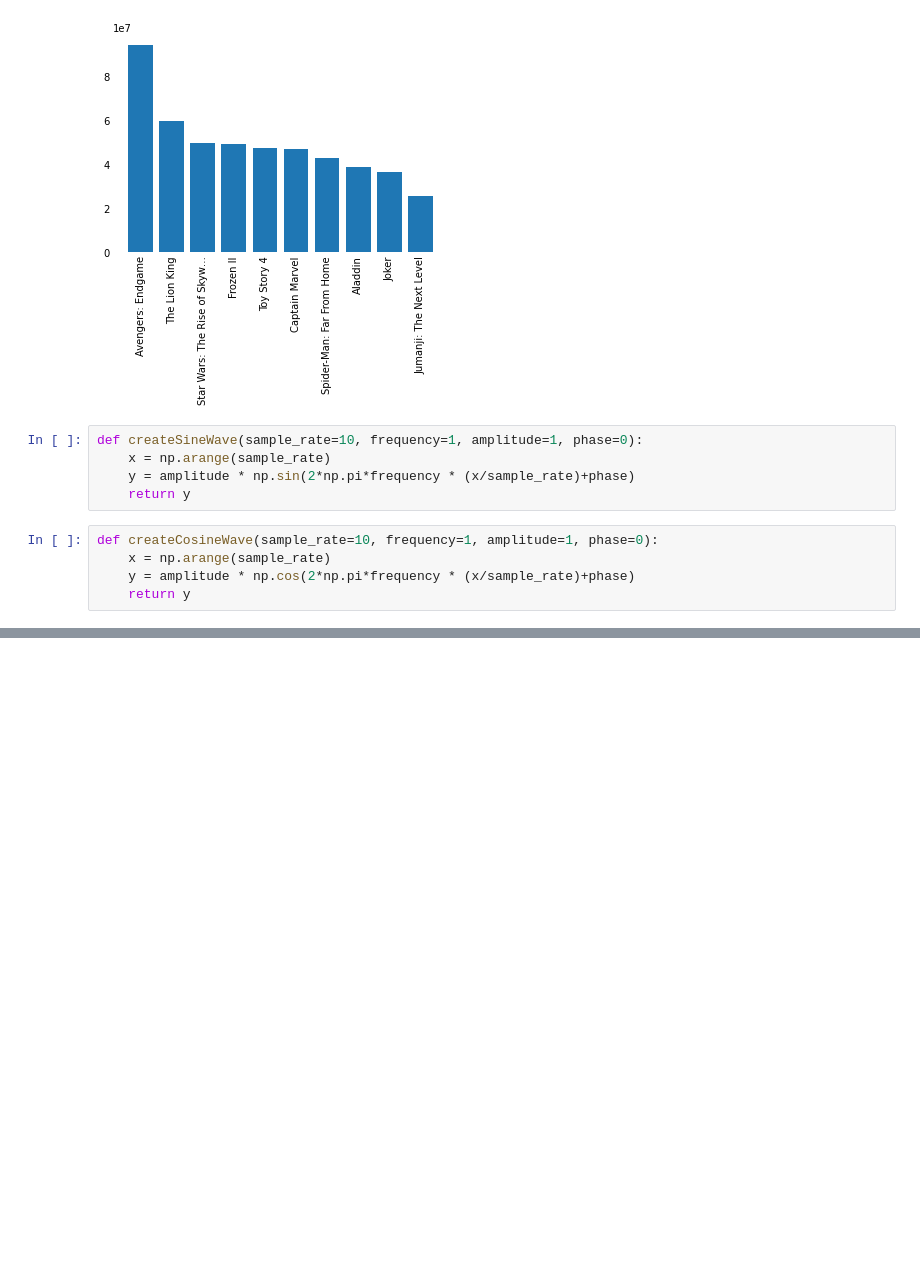
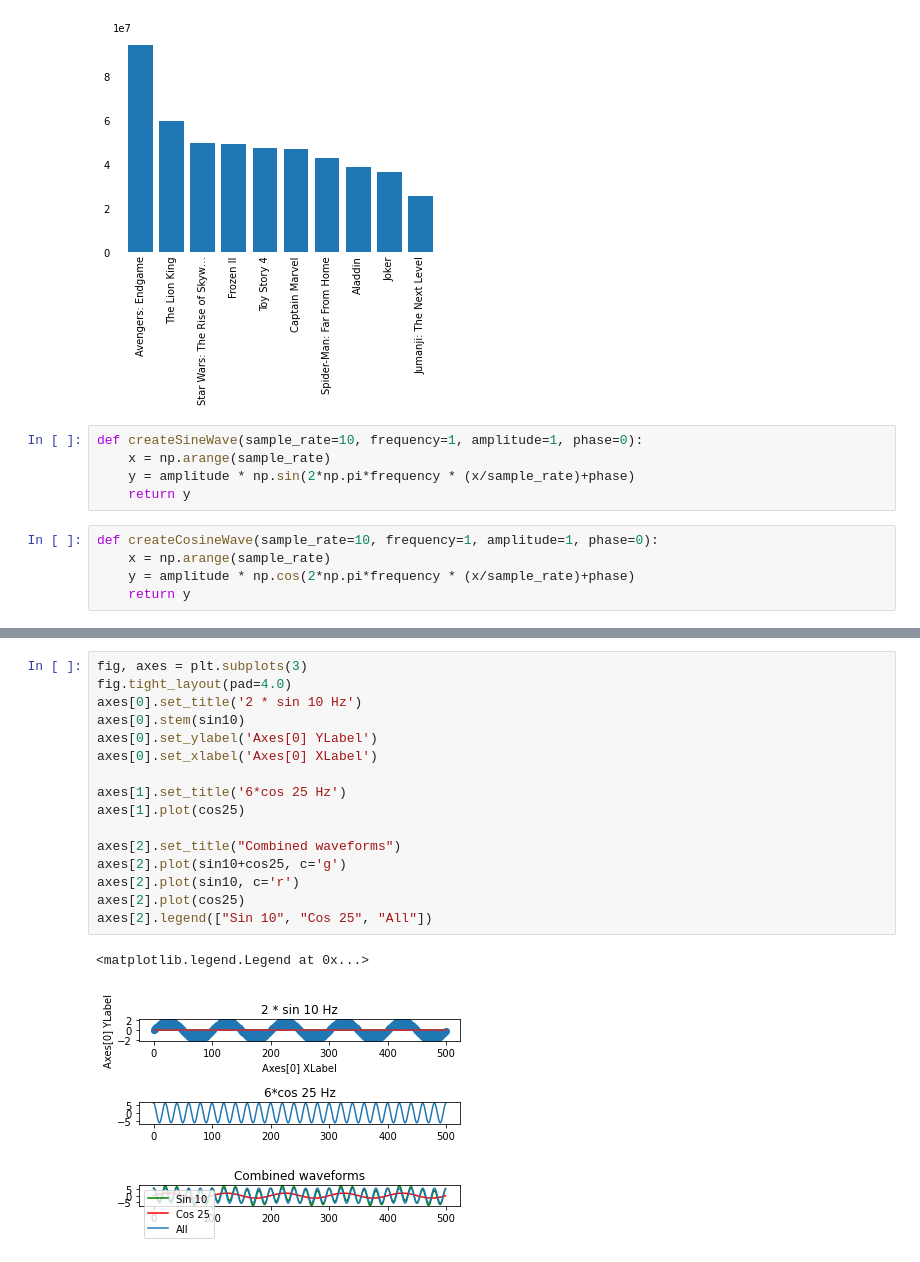
Before and after one commit to amueller/COMS4995-s20, a Jupyter notebook: exercise/Lecture2.ipynb, the cells around one changed output, grey strips where cells are left out. Drawn from its saved outputs; the diff is of its cells as text; blank space fills up the shorter version.

```diff
--- a/exercise/Lecture2.ipynb
+++ b/exercise/Lecture2.ipynb
@@ -85,0 +106,19 @@ plt.plot(x, sin10+c25)
+# %%
+fig, axes = plt.subplots(3)
+fig.tight_layout(pad=4.0)
+axes[0].set_title('2 * sin 10 Hz')
+axes[0].stem(sin10)
+axes[0].set_ylabel('Axes[0] YLabel')
+axes[0].set_xlabel('Axes[0] XLabel')
+
+axes[1].set_title('6*cos 25 Hz')
+axes[1].plot(cos25)
+
+axes[2].set_title("Combined waveforms")
+axes[2].plot(sin10+cos25, c='g')
+axes[2].plot(sin10, c='r')
+axes[2].plot(cos25)
+axes[2].legend(["Sin 10", "Cos 25", "All"])
+# %% [output]
+<matplotlib.legend.Legend at 0x...>
+[figure, added]
```
Also changed, not shown: parts of 3 cells of this notebook, 33 other files.
